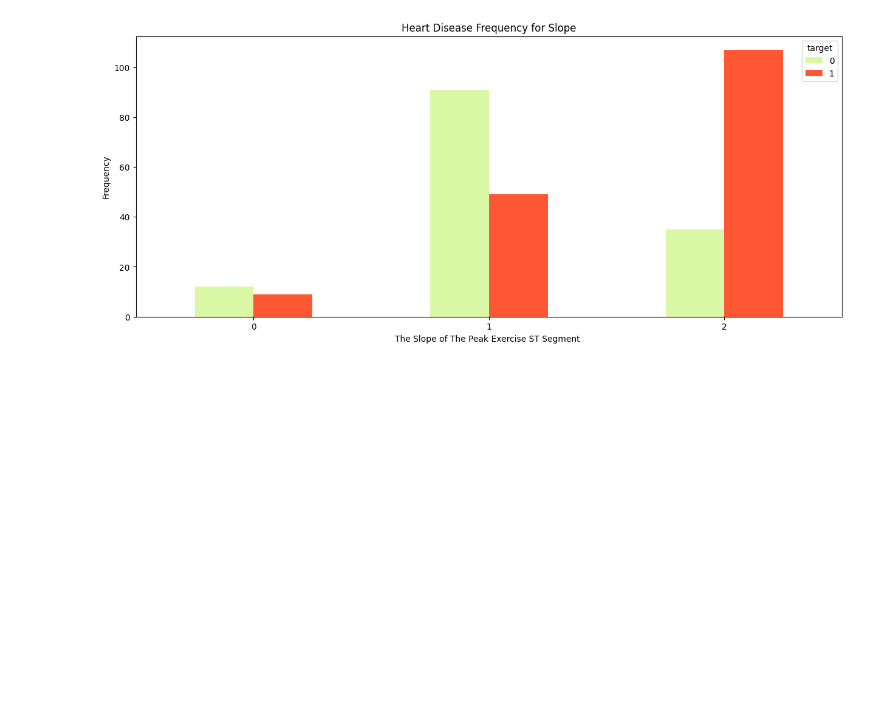
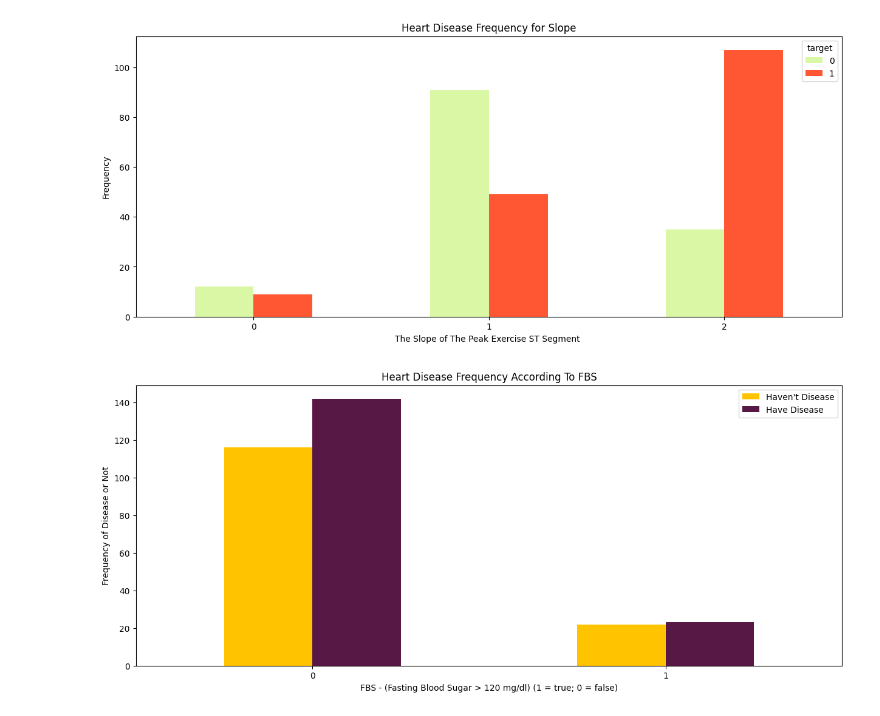
Before and after one commit to Naufal72k/Python-Refresher, a Jupyter notebook: JST/Main.ipynb, the cells around one changed output. Saved outputs shown, nothing was run; the diff lists cells and outputs as text; code cells hidden in the pictures; blank space fills up the shorter version.

```diff
--- a/JST/Main.ipynb
+++ b/JST/Main.ipynb
@@ -120,3 +120,13 @@ plt.ylabel('Frequency')
 plt.show()
 # %% [output]
 [figure]
+# %%
+pd.crosstab(df.fbs,df.target).plot(kind="bar",figsize=(15,6),color=['#FFC300','#581845' ])
+plt.title('Heart Disease Frequency According To FBS')
+plt.xlabel('FBS - (Fasting Blood Sugar > 120 mg/dl) (1 = true; 0 = false)')
+plt.xticks(rotation = 0)
+plt.legend(["Haven't Disease", "Have Disease"])
+plt.ylabel('Frequency of Disease or Not')
+plt.show()
+# %% [output]
+[figure, added]
```
Also changed, not shown: parts of 12 cells of this notebook.
